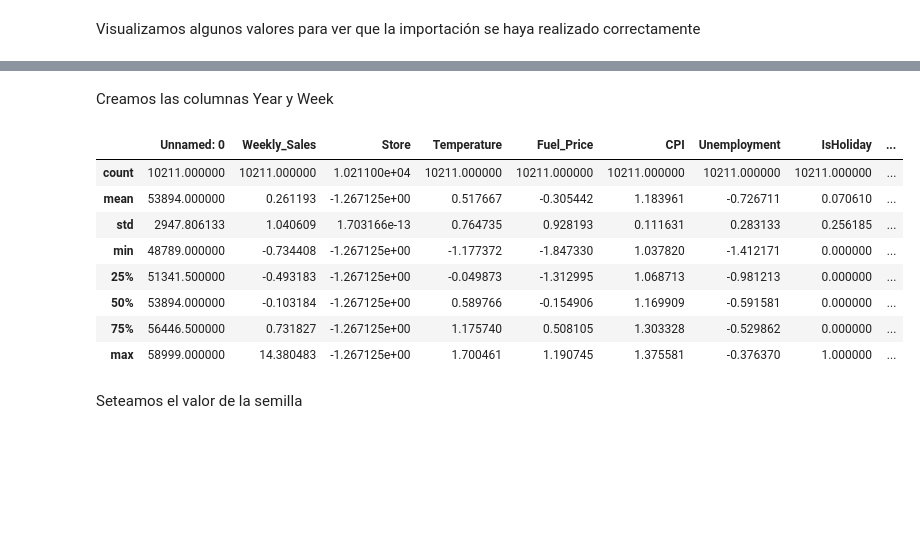
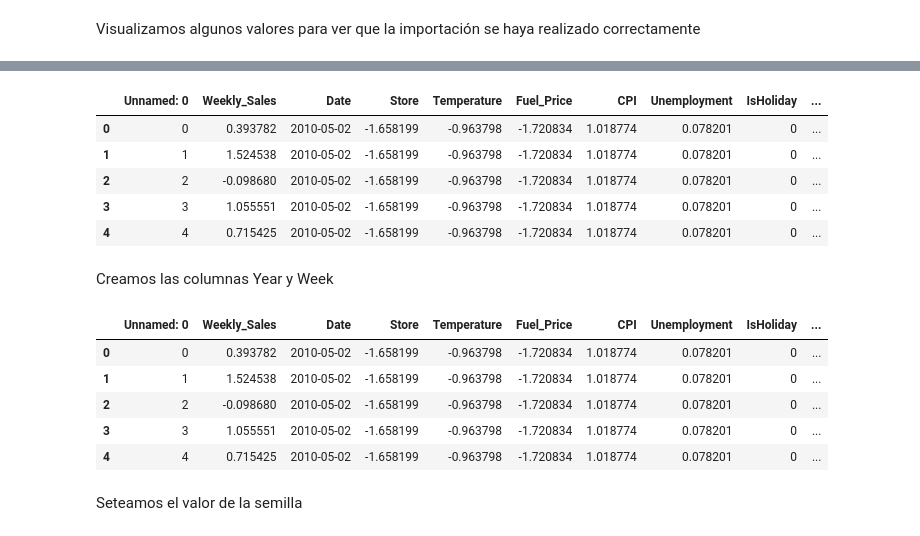
Before and after one commit to dbourdin/diplodatos-mentorias, a Jupyter notebook: AprendizajeSupervisado/retail_data_analytics.ipynb, the cells around one changed output, grey strips where cells are left out. Drawn from its saved outputs; the diff is of its cells as text; code cells hidden in the pictures; blank space fills up the shorter version.

```diff
--- a/AprendizajeSupervisado/retail_data_analytics.ipynb
+++ b/AprendizajeSupervisado/retail_data_analytics.ipynb
@@ -156,3 +154,12 @@ store_sales = sales_features[sales_features.Store==sales_features['Store'].uniqu
+# %%
+store_sales.head(5)
+# %% [output]
+|  | Unnamed: 0 | Weekly_Sales | Date | Store | Temperature | Fuel_Price | CPI | Unemployment | IsHoliday | ... |
+| 0 | 0 | 0.393782 | 2010-05-02 | -1.658199 | -0.963798 | -1.720834 | 1.018774 | 0.078201 | 0 | ... |
+| 1 | 1 | 1.524538 | 2010-05-02 | -1.658199 | -0.963798 | -1.720834 | 1.018774 | 0.078201 | 0 | ... |
+| 2 | 2 | -0.098680 | 2010-05-02 | -1.658199 | -0.963798 | -1.720834 | 1.018774 | 0.078201 | 0 | ... |
+| 3 | 3 | 1.055551 | 2010-05-02 | -1.658199 | -0.963798 | -1.720834 | 1.018774 | 0.078201 | 0 | ... |
+| 4 | 4 | 0.715425 | 2010-05-02 | -1.658199 | -0.963798 | -1.720834 | 1.018774 | 0.078201 | 0 | ... |
 # %% [markdown]
 Creamos las columnas Year y Week
 # %%
@@ -164,18 +171,15 @@ def set_row_year_and_week(row):
 # %%
 #sales_features.drop_duplicates(subset=['Date', 'IsHoliday'], inplace=True)
 sales_features = store_sales.apply(set_row_year_and_week, axis=1)
-# %%
-sales_features.describe()
-# %% [output]
-|  | Unnamed: 0 | Weekly_Sales | Store | Temperature | Fuel_Price | CPI | Unemployment | IsHoliday | ... |
-| count | 10211.000000 | 10211.000000 | 1.021100e+04 | 10211.000000 | 10211.000000 | 10211.000000 | 10211.000000 | 10211.000000 | ... |
-| mean | 53894.000000 | 0.261193 | -1.267125e+00 | 0.517667 | -0.305442 | 1.183961 | -0.726711 | 0.070610 | ... |
-| std | 2947.806133 | 1.040609 | 1.703166e-13 | 0.764735 | 0.928193 | 0.111631 | 0.283133 | 0.256185 | ... |
-| min | 48789.000000 | -0.734408 | -1.267125e+00 | -1.177372 | -1.847330 | 1.037820 | -1.412171 | 0.000000 | ... |
-| 25% | 51341.500000 | -0.493183 | -1.267125e+00 | -0.049873 | -1.312995 | 1.068713 | -0.981213 | 0.000000 | ... |
-| 50% | 53894.000000 | -0.103184 | -1.267125e+00 | 0.589766 | -0.154906 | 1.169909 | -0.591581 | 0.000000 | ... |
-| 75% | 56446.500000 | 0.731827 | -1.267125e+00 | 1.175740 | 0.508105 | 1.303328 | -0.529862 | 0.000000 | ... |
-| max | 58999.000000 | 14.380483 | -1.267125e+00 | 1.700461 | 1.190745 | 1.375581 | -0.376370 | 1.000000 | ... |
+# %%
+sales_features.head(5)
+# %% [output]
+|  | Unnamed: 0 | Weekly_Sales | Date | Store | Temperature | Fuel_Price | CPI | Unemployment | IsHoliday | ... |
+| 0 | 0 | 0.393782 | 2010-05-02 | -1.658199 | -0.963798 | -1.720834 | 1.018774 | 0.078201 | 0 | ... |
+| 1 | 1 | 1.524538 | 2010-05-02 | -1.658199 | -0.963798 | -1.720834 | 1.018774 | 0.078201 | 0 | ... |
+| 2 | 2 | -0.098680 | 2010-05-02 | -1.658199 | -0.963798 | -1.720834 | 1.018774 | 0.078201 | 0 | ... |
+| 3 | 3 | 1.055551 | 2010-05-02 | -1.658199 | -0.963798 | -1.720834 | 1.018774 | 0.078201 | 0 | ... |
+| 4 | 4 | 0.715425 | 2010-05-02 | -1.658199 | -0.963798 | -1.720834 | 1.018774 | 0.078201 | 0 | ... |
 # %% [markdown]
 Seteamos el valor de la semilla
 # %%
```
Also changed, not shown: parts of 12 cells of this notebook.
